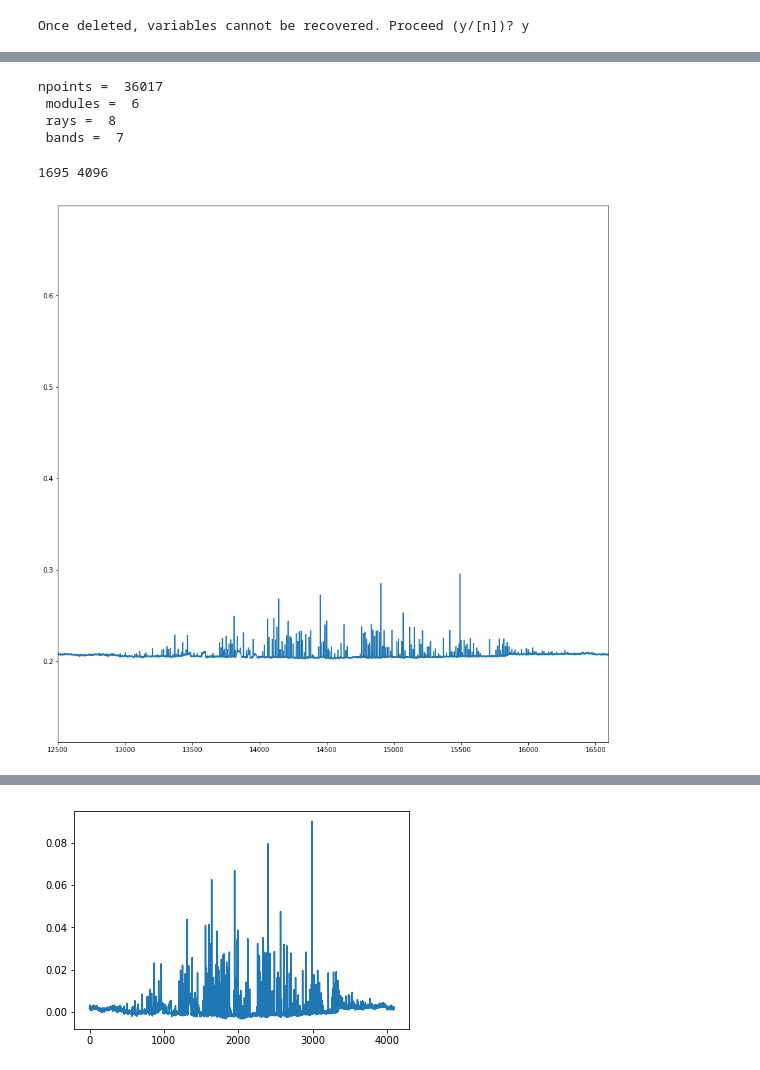
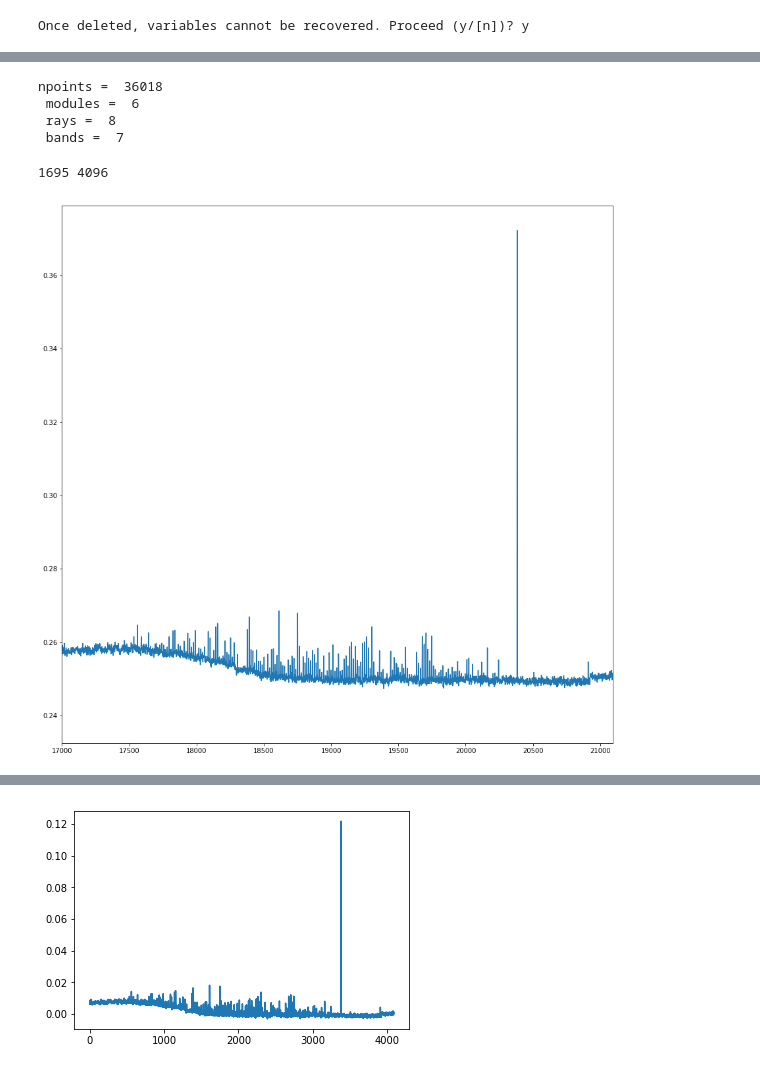
Before and after one commit to KazAndr/bsa3, a Jupyter notebook: save_part.ipynb, the cells around one changed output, grey strips where cells are left out. Cells and saved outputs as stored; diff of their text form; code cells hidden in the pictures.

```diff
--- a/save_part.ipynb
+++ b/save_part.ipynb
@@ -31,7 +29,9 @@ pulsar = '1133+16'
+# %%
+pulsar = '1237+25'
 # %%
 %%time
 big_filename = './data_pntht/1133+16/010618_21_N2_00.pnthr'
-filename = './data_pnt/' + pulsar + '/010618_21_N2_00.pnt'
+filename = './data_pnt/' + pulsar + '/310518_22_N1_00.pnt'
 # filename = './data_pnt/1237+25/040518_00_N1_00.pnt'
 header, data = read_pnt(filename)
 # %% [output]
@@ -42,7 +42,7 @@ print('npoints = ', len(data), '\n',
       'rays = ', len(data[0][0]), '\n',
       'bands = ', len(data[0][0][0]))
 # %% [output]
-npoints =  36017
+npoints =  36018
  modules =  6
  rays =  8
  bands =  7
@@ -59,19 +59,19 @@ obs_points += add_points
 1695 4096
 # %%
 %%time
-module_1 = 2
-module_2 = 5
-ray_1 = 3
-ray_2 = 8
+module_1 = 6
+#module_2 = 1
+ray_1 = 1
+#ray_2 = 8
 chanel = 7
-start_p = 12500
+start_p = 17000
 stop_p = start_p + obs_points
 
 fig, ax = plt.subplots(figsize=(15, 15))
 
 ax.plot([j[module_1-1][ray_1-1][chanel-1] for j in data])
 #ax.plot([j[module_2-1][ray_2-1][chanel-1] for j in data])
 plt.xlim(start_p, stop_p)
 plt.show()
 # %% [output]
-[figure, old version]
+[figure, new version]
@@ -82,7 +82,7 @@ sig = puls_data - np.median(puls_data)
 plt.plot(sig)
 plt.show()
 # %% [output]
-[figure, old version]
+[figure, new version]
 # %%
 res_filter = signal.medfilt(sig, kernel_size=7)
 plt.plot(res_filter)
```
Also changed, not shown: parts of 8 cells of this notebook, 1 other file.
